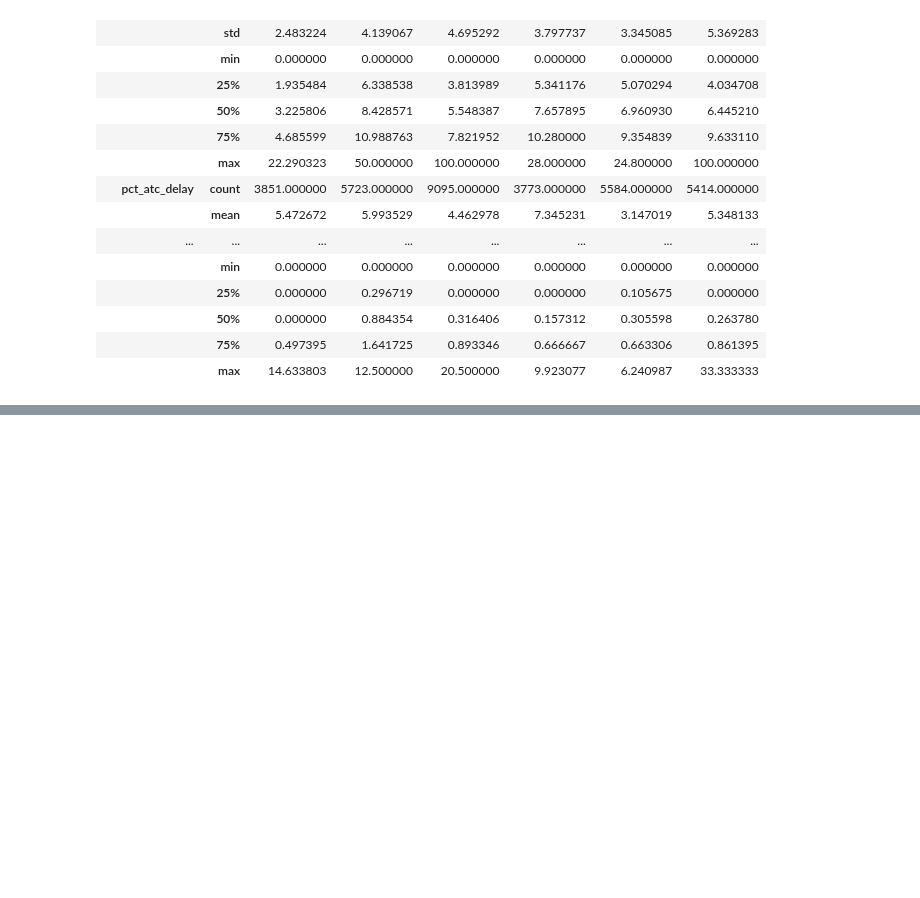
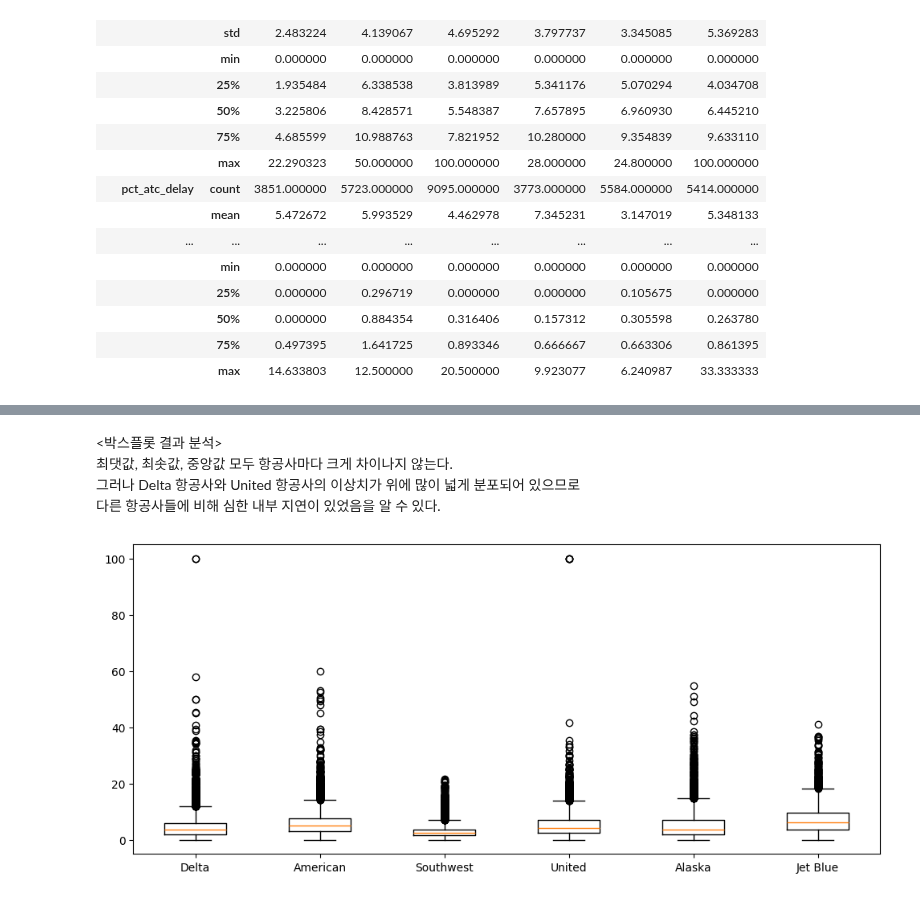
Before and after one commit to jiyoung1634/hipython_rep, a Jupyter notebook: 18.탐색적데이터분석(EDA).ipynb, the cells around one changed output, grey strips where cells are left out. Saved outputs shown, nothing was run; the diff lists cells and outputs as text; code cells hidden in the pictures; blank space fills up the shorter version.

```diff
--- a/18.탐색적데이터분석(EDA).ipynb
+++ b/18.탐색적데이터분석(EDA).ipynb
@@ -113,0 +194,24 @@ plt.plot(df['pct_carrier_delay'])
+# %% [markdown]
+<박스플롯 결과 분석> <br>
+최댓값, 최솟값, 중앙값 모두 항공사마다 크게 차이나지 않는다. <br>
+그러나 Delta 항공사와 United 항공사의 이상치가 위에 많이 넓게 분포되어 있으므로 <br>
+다른 항공사들에 비해 심한 내부 지연이 있었음을 알 수 있다.
+# %%
+#범주형 변수의 관제 지연 박스플롯
+fig = plt.figure(figsize=(12,5))
+axes2 = fig.add_subplot(1,1,1)
+
+axes2.boxplot(
+    x=[
+        df[df['airline'] == 'Delta']['pct_atc_delay'].dropna(),
+        df[df['airline'] == 'American']['pct_atc_delay'].dropna(),
+        df[df['airline'] == 'Southwest']['pct_atc_delay'].dropna(),
+        df[df['airline'] == 'United']['pct_atc_delay'].dropna(),
+        df[df['airline'] == 'Alaska']['pct_atc_delay'].dropna(),
+        df[df['airline'] == 'Jet Blue']['pct_atc_delay'].dropna()
+    ],
+    labels=['Delta', 'American', 'Southwest', 'United', 'Alaska', 'Jet Blue']
+)
+plt.show()
+# %% [output]
+[figure, added]
```
Also changed, not shown: parts of 34 cells of this notebook, 36 other files.
